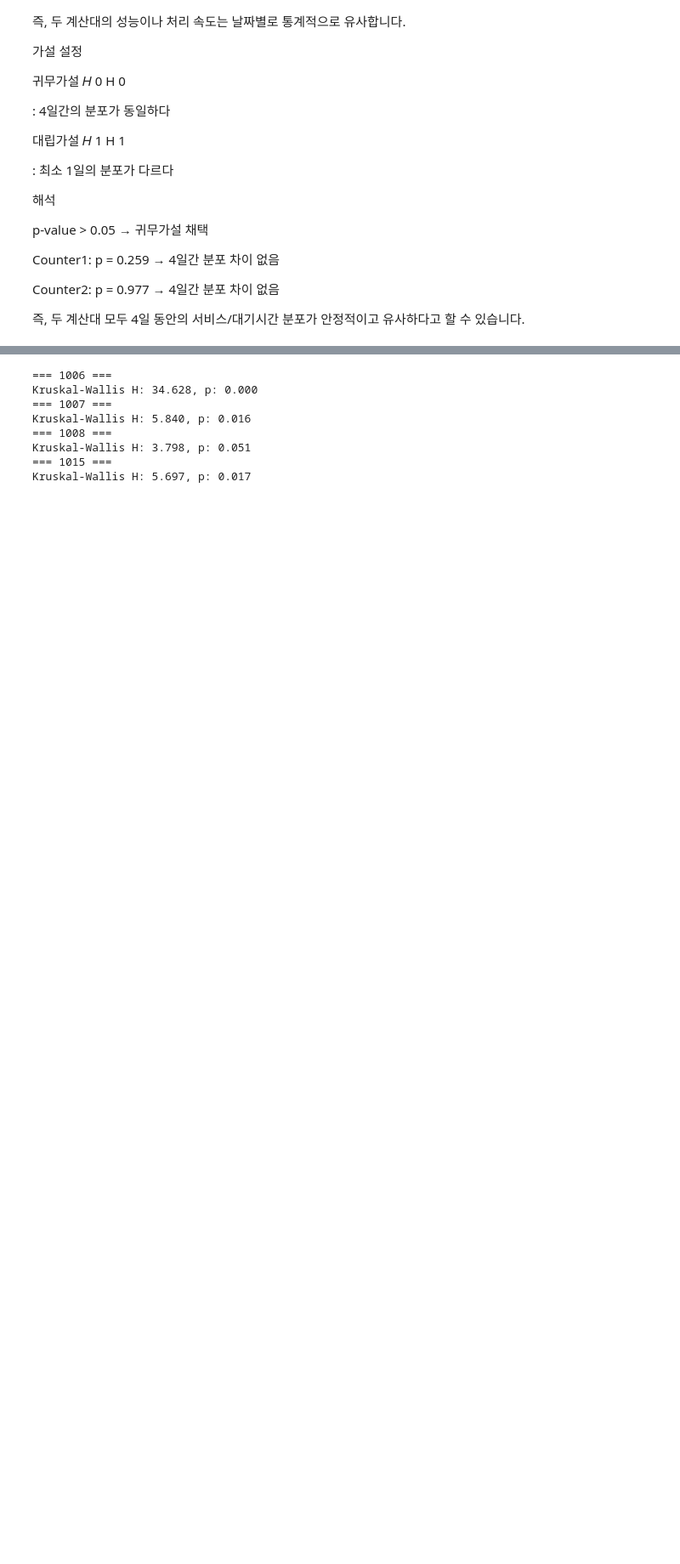
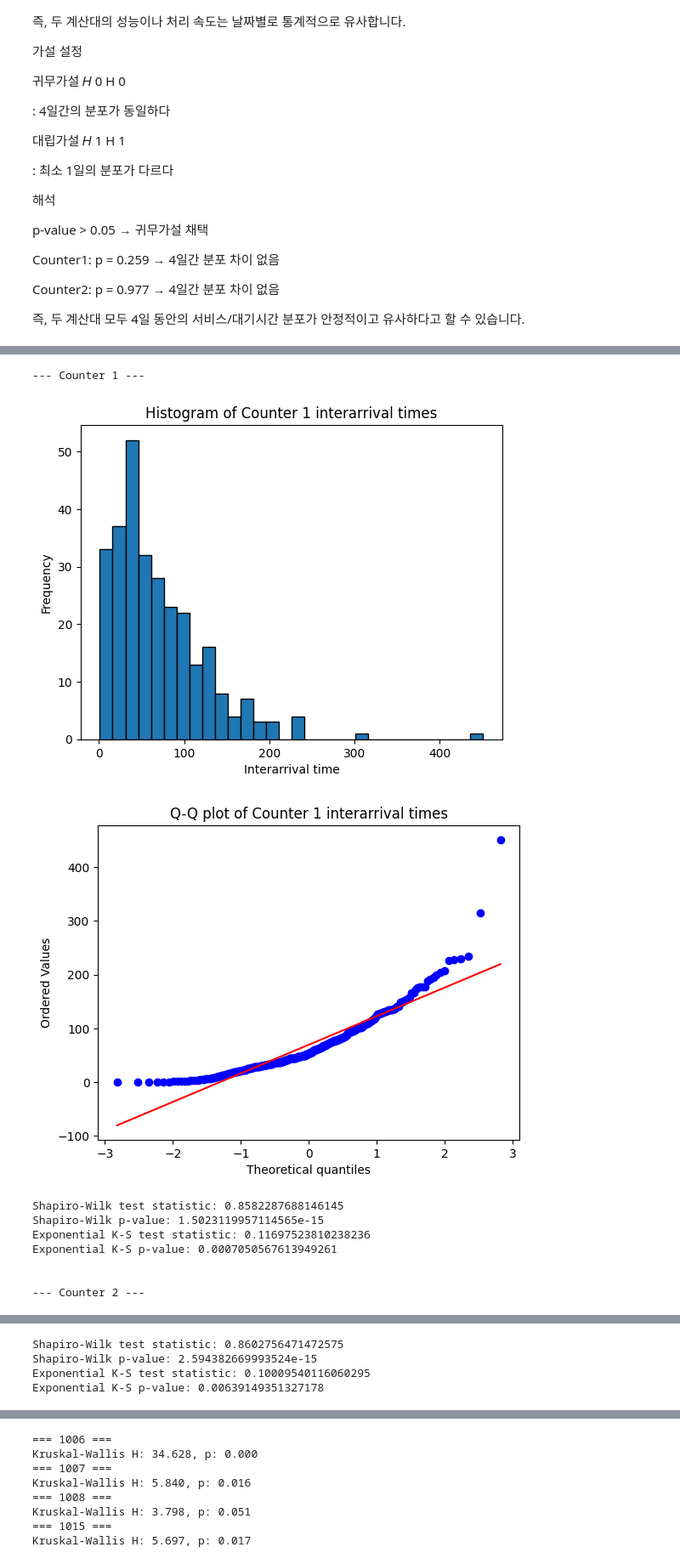
Before and after one commit to minsu-dev/Simulation-, a Jupyter notebook: Simpy/5_SimPy_Car_Wash.ipynb, the cells around one changed output, grey strips where cells are left out. Shown: that part at 85% size. Drawn from its saved outputs; the diff is of its cells as text; code cells hidden in the pictures; blank space fills up the shorter version.

```diff
--- a/Simpy/5_SimPy_Car_Wash.ipynb
+++ b/Simpy/5_SimPy_Car_Wash.ipynb
@@ -496,0 +571,66 @@ Counter2: p = 0.977 → 4일간 분포 차이 없음
+# %%
+import numpy as np
+import scipy.stats as stats
+import matplotlib.pyplot as plt
+
+# 계산대 1 데이터 합치기
+counter1_all = (
+    counter1_1006_interarrival_time +
+    counter1_1007_interarrival_time +
+    counter1_1008_interarrival_time +
+    counter1_1015_interarrival_time
+)
+counter1_all_positive = [x for x in counter1_all if x > 0]
+
+# 계산대 2 데이터 합치기
+counter2_all = (
+    counter2_1006_interarrival_time +
+    counter2_1007_interarrival_time +
+    counter2_1008_interarrival_time +
+    counter2_1015_interarrival_time
+)
+counter2_all_positive = [x for x in counter2_all if x > 0]
+
+def analyze_distribution(data, counter_name):
+    print(f"--- {counter_name} ---")
+
+    # 히스토그램
+    plt.hist(data, bins=30, edgecolor='k')
+    plt.title(f"Histogram of {counter_name} interarrival times")
+    plt.xlabel("Interarrival time")
+    plt.ylabel("Frequency")
+    plt.show()
+
+    # Q-Q plot
+    stats.probplot(data, dist="norm", plot=plt)
+    plt.title(f"Q-Q plot of {counter_name} interarrival times")
+    plt.show()
+
+    # Shapiro-Wilk 정규성 검정
+    shapiro_test = stats.shapiro(data)
+    print("Shapiro-Wilk test statistic:", shapiro_test.statistic)
+    print("Shapiro-Wilk p-value:", shapiro_test.pvalue)
+
+    # 지수분포 적합성 검정
+    loc, scale = stats.expon.fit(data)
+    ks_test = stats.kstest(data, 'expon', args=(loc, scale))
+    print("Exponential K-S test statistic:", ks_test.statistic)
+    print("Exponential K-S p-value:", ks_test.pvalue)
+    print("\n")
+
+# 계산대 1 분석
+analyze_distribution(counter1_all_positive, "Counter 1")
+
+# 계산대 2 분석
+analyze_distribution(counter2_all_positive, "Counter 2")
+# %% [output]
+--- Counter 1 ---
+[figure, added]
+[figure, added]
+Shapiro-Wilk test statistic: 0.8582287688146145
+Shapiro-Wilk p-value: 1.5023119957114565e-15
+Exponential K-S test statistic: 0.11697523810238236
+Exponential K-S p-value: 0.0007050567613949261
+
+
+--- Counter 2 ---
@@ -496,0 +639,4 @@ Counter2: p = 0.977 → 4일간 분포 차이 없음
+Shapiro-Wilk test statistic: 0.8602756471472575
+Shapiro-Wilk p-value: 2.594382669993524e-15
+Exponential K-S test statistic: 0.10009540116060295
+Exponential K-S p-value: 0.00639149351327178
```
Also changed, not shown: parts of 6 cells of this notebook.
